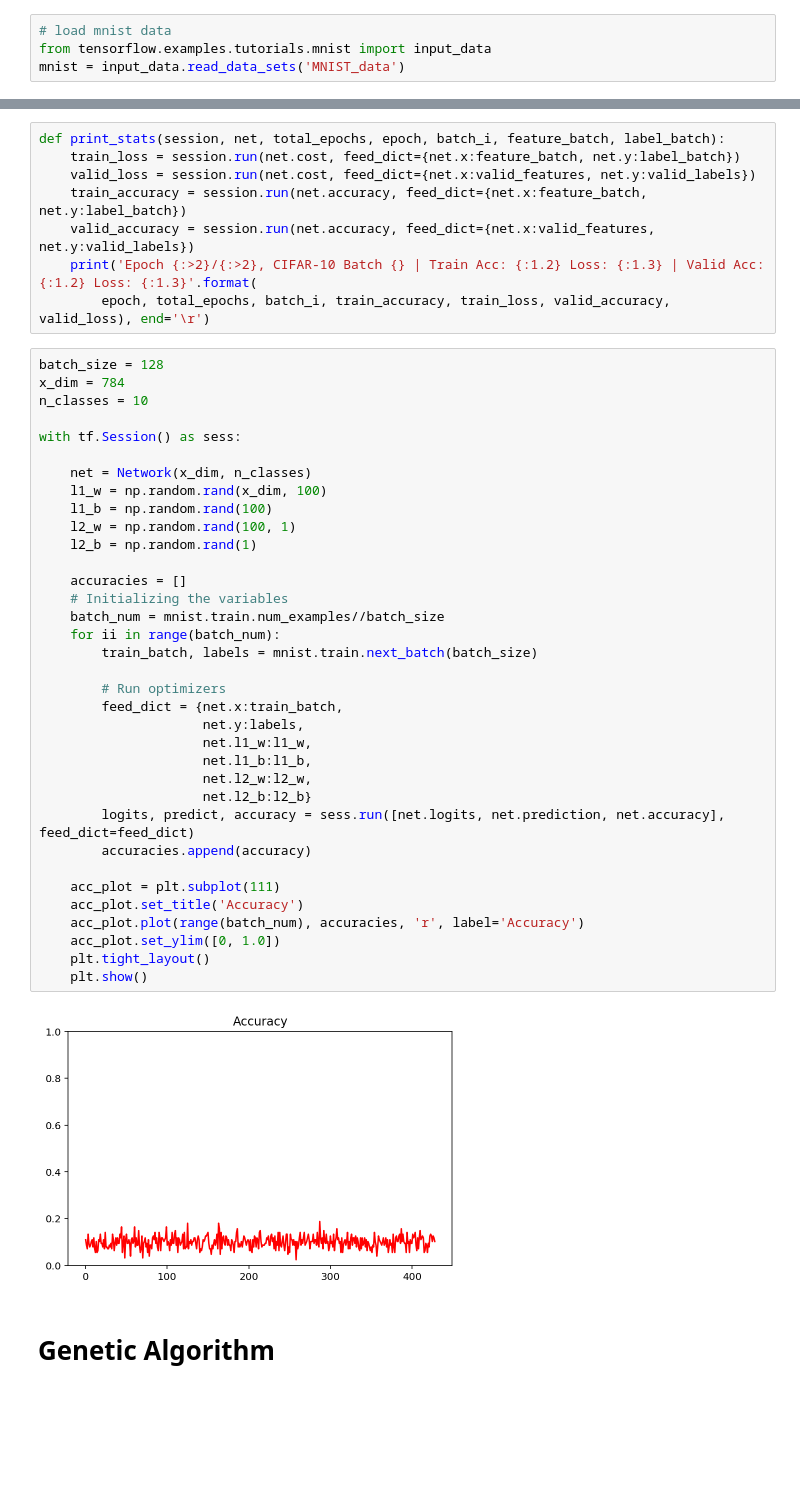
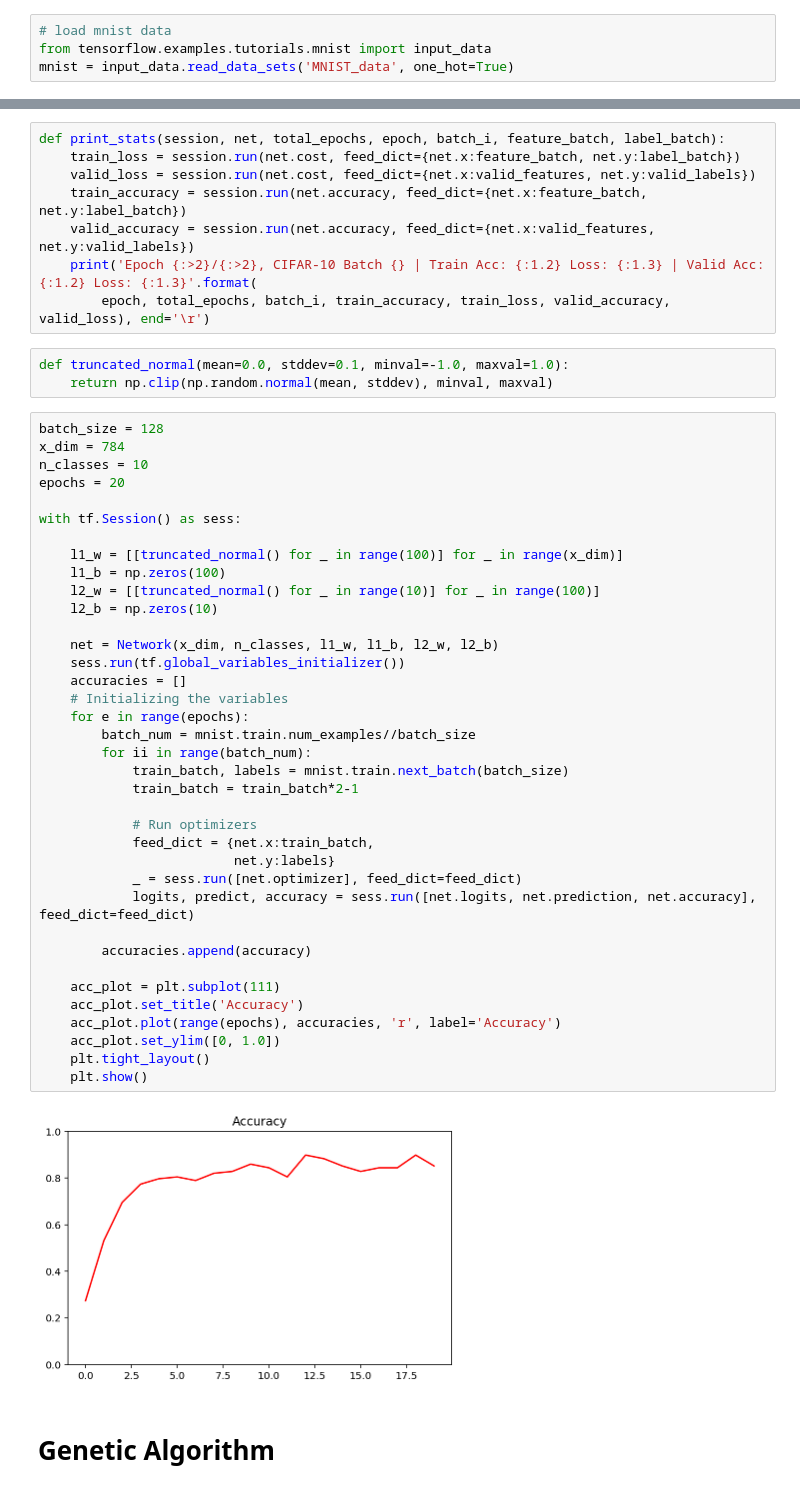
Before and after one commit to Xpitfire/deep-learning, a Jupyter notebook: experiments/Genetic_Algorithm_NN_Weights_Training.ipynb, the cells around one changed output, grey strips where cells are left out. Saved outputs shown, nothing was run; the diff lists cells and outputs as text; blank space fills up the shorter version.

```diff
--- a/experiments/Genetic_Algorithm_NN_Weights_Training.ipynb
+++ b/experiments/Genetic_Algorithm_NN_Weights_Training.ipynb
@@ -85,7 +85,7 @@ valid_features, valid_labels = pickle.load(open('preprocess_validation.p', mode=
 # %%
 # load mnist data
 from tensorflow.examples.tutorials.mnist import input_data
-mnist = input_data.read_data_sets('MNIST_data')
+mnist = input_data.read_data_sets('MNIST_data', one_hot=True)
 # %% [output]
 Extracting MNIST_data/train-images-idx3-ubyte.gz
 Extracting MNIST_data/train-labels-idx1-ubyte.gz
@@ -132,43 +139,48 @@ def print_stats(session, net, total_epochs, epoch, batch_i, feature_batch, label
     valid_accuracy = session.run(net.accuracy, feed_dict={net.x:valid_features, net.y:valid_labels})
     print('Epoch {:>2}/{:>2}, CIFAR-10 Batch {} | Train Acc: {:1.2} Loss: {:1.3} | Valid Acc: {:1.2} Loss: {:1.3}'.format(
         epoch, total_epochs, batch_i, train_accuracy, train_loss, valid_accuracy, valid_loss), end='\r')
+# %%
+def truncated_normal(mean=0.0, stddev=0.1, minval=-1.0, maxval=1.0):
+    return np.clip(np.random.normal(mean, stddev), minval, maxval)
 # %%
 batch_size = 128
 x_dim = 784
 n_classes = 10
+epochs = 20
 
 with tf.Session() as sess:
 
-    net = Network(x_dim, n_classes)
-    l1_w = np.random.rand(x_dim, 100)
-    l1_b = np.random.rand(100)
-    l2_w = np.random.rand(100, 1)
-    l2_b = np.random.rand(1)
+    l1_w = [[truncated_normal() for _ in range(100)] for _ in range(x_dim)]
+    l1_b = np.zeros(100)
+    l2_w = [[truncated_normal() for _ in range(10)] for _ in range(100)]
+    l2_b = np.zeros(10)
 
+    net = Network(x_dim, n_classes, l1_w, l1_b, l2_w, l2_b)
+    sess.run(tf.global_variables_initializer())
     accuracies = []
     # Initializing the variables
-    batch_num = mnist.train.num_examples//batch_size
-    for ii in range(batch_num):
-        train_batch, labels = mnist.train.next_batch(batch_size)
+    for e in range(epochs):
+        batch_num = mnist.train.num_examples//batch_size
+        for ii in range(batch_num):
+            train_batch, labels = mnist.train.next_batch(batch_size)
+            train_batch = train_batch*2-1
 
-        # Run optimizers
-        feed_dict = {net.x:train_batch,
-                     net.y:labels,
-                     net.l1_w:l1_w,
-                     net.l1_b:l1_b,
-                     net.l2_w:l2_w,
-                     net.l2_b:l2_b}
-        logits, predict, accuracy = sess.run([net.logits, net.prediction, net.accuracy], feed_dict=feed_dict)
+            # Run optimizers
+            feed_dict = {net.x:train_batch,
+                         net.y:labels}
+            _ = sess.run([net.optimizer], feed_dict=feed_dict)
+            logits, predict, accuracy = sess.run([net.logits, net.prediction, net.accuracy], feed_dict=feed_dict)
+
         accuracies.append(accuracy)
 
     acc_plot = plt.subplot(111)
     acc_plot.set_title('Accuracy')
-    acc_plot.plot(range(batch_num), accuracies, 'r', label='Accuracy')
+    acc_plot.plot(range(epochs), accuracies, 'r', label='Accuracy')
     acc_plot.set_ylim([0, 1.0])
     plt.tight_layout()
     plt.show()
 # %% [output]
-[figure, old version]
+[figure, new version]
 # %% [markdown]
 # Genetic Algorithm
 # %%
```
Also changed, not shown: parts of 13 cells of this notebook.
